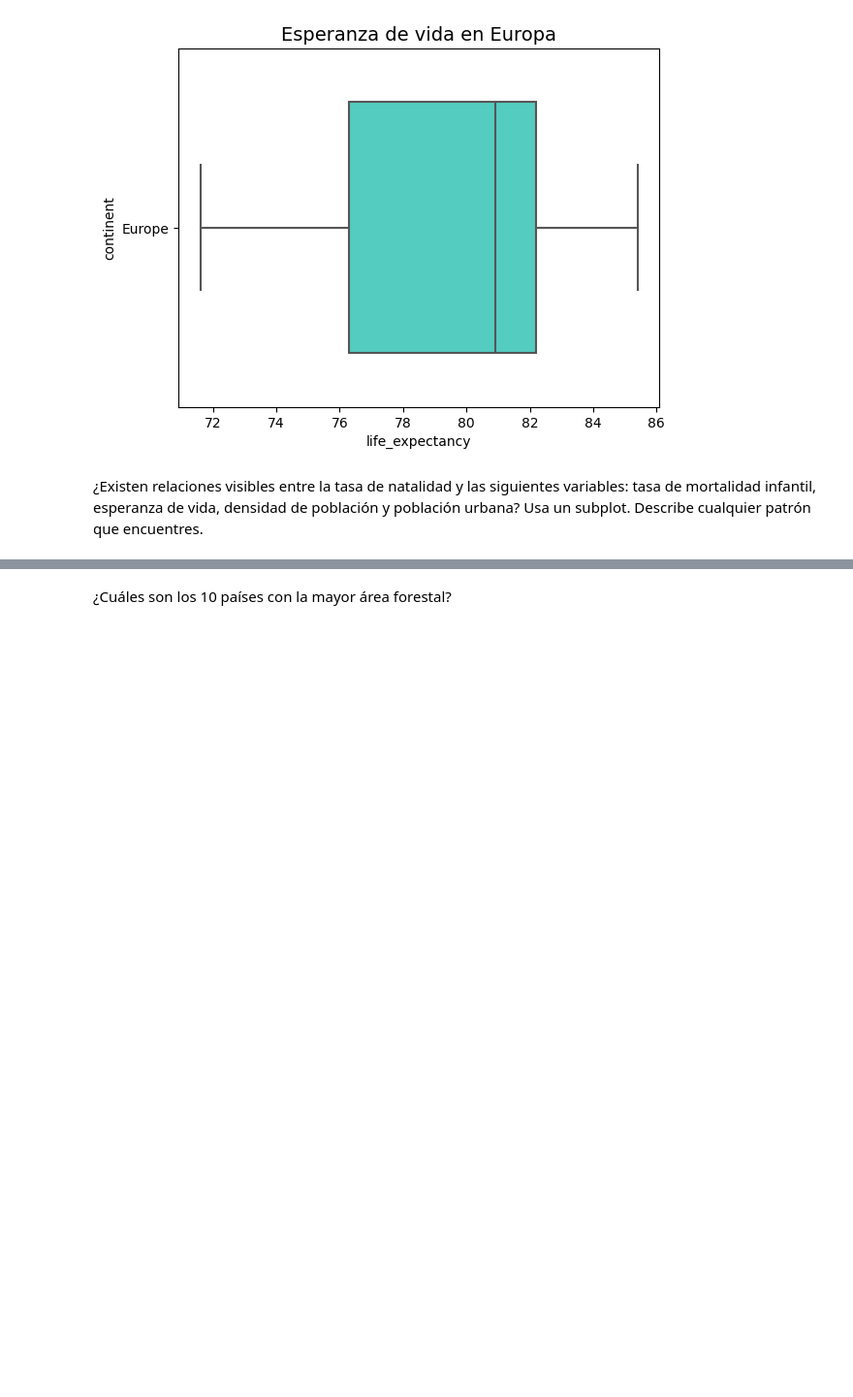
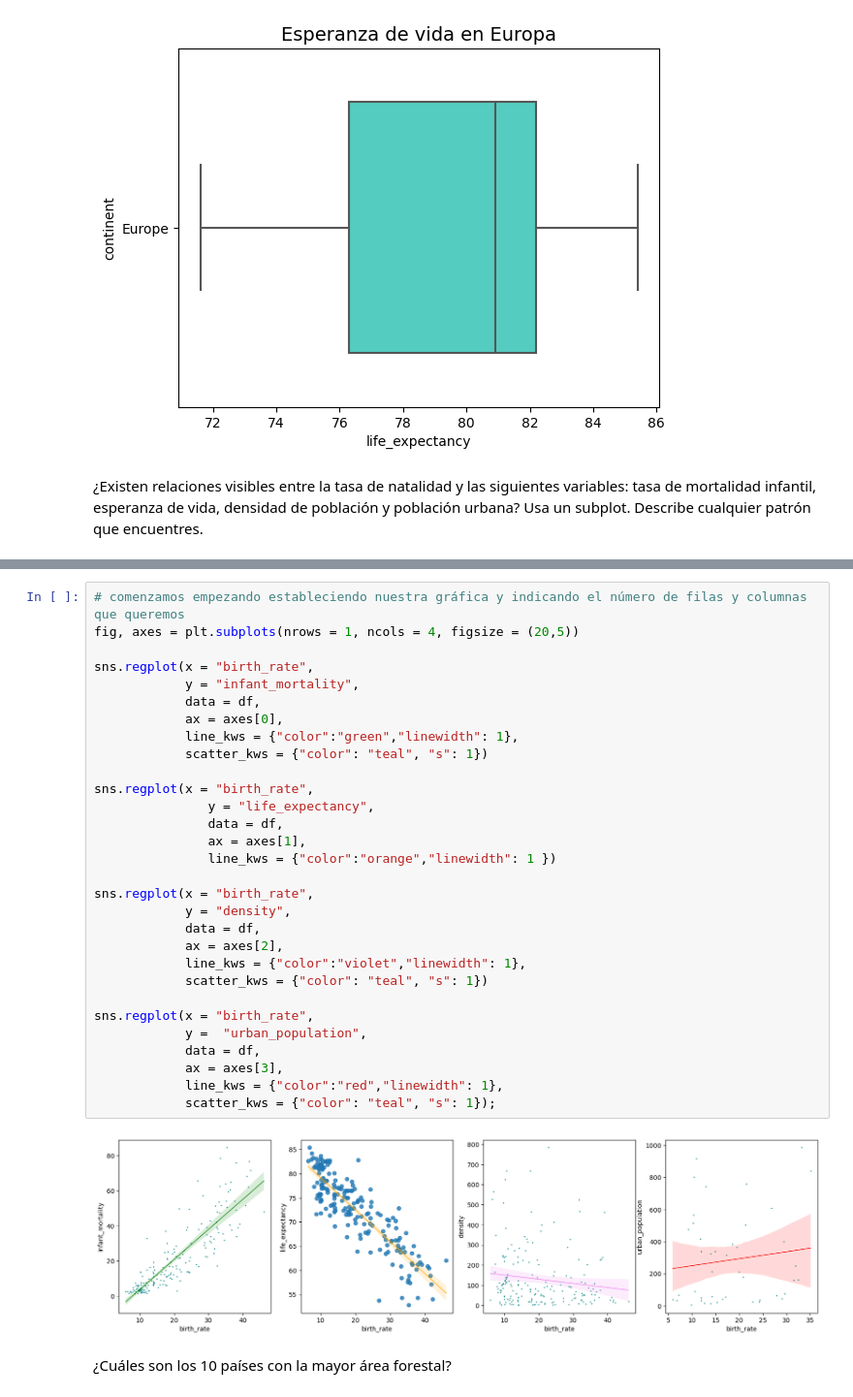
Before and after one commit to CarmenMoyano/promoI-modulo3-sprint1-pairprogramming-Ma-ra-Carmen, a Jupyter notebook: Leccion7-Visualizacion.ipynb, the cells around one changed output, grey strips where cells are left out. Shown at 97% size. Cells and saved outputs as stored; diff of their text form; blank space fills up the shorter version.

Commit message:
Add Ejercicio Visualizacion Finalizado

```diff
--- a/Leccion7-Visualizacion.ipynb
+++ b/Leccion7-Visualizacion.ipynb
@@ -200,2 +225,34 @@ plt.title("Esperanza de vida en Europa", fontsize = 14);
+# %%
+# comenzamos empezando estableciendo nuestra gráfica y indicando el número de filas y columnas que queremos
+fig, axes = plt.subplots(nrows = 1, ncols = 4, figsize = (20,5))
+
+sns.regplot(x = "birth_rate",
+            y = "infant_mortality",
+            data = df,
+            ax = axes[0],
+            line_kws = {"color":"green","linewidth": 1},
+            scatter_kws = {"color": "teal", "s": 1})
+
+sns.regplot(x = "birth_rate",
+               y = "life_expectancy",
+               data = df,
+               ax = axes[1],
+               line_kws = {"color":"orange","linewidth": 1 })
+
+sns.regplot(x = "birth_rate",
+            y = "density",
+            data = df,
+            ax = axes[2],
+            line_kws = {"color":"violet","linewidth": 1},
+            scatter_kws = {"color": "teal", "s": 1})
+
+sns.regplot(x = "birth_rate",
+            y =  "urban_population",
+            data = df,
+            ax = axes[3],
+            line_kws = {"color":"red","linewidth": 1},
+            scatter_kws = {"color": "teal", "s": 1});
+# %% [output]
+[figure, added]
 # %% [markdown]
 ¿Cuáles son los 10 países con la mayor área forestal?
```
Also changed, not shown: parts of 9 cells of this notebook.
